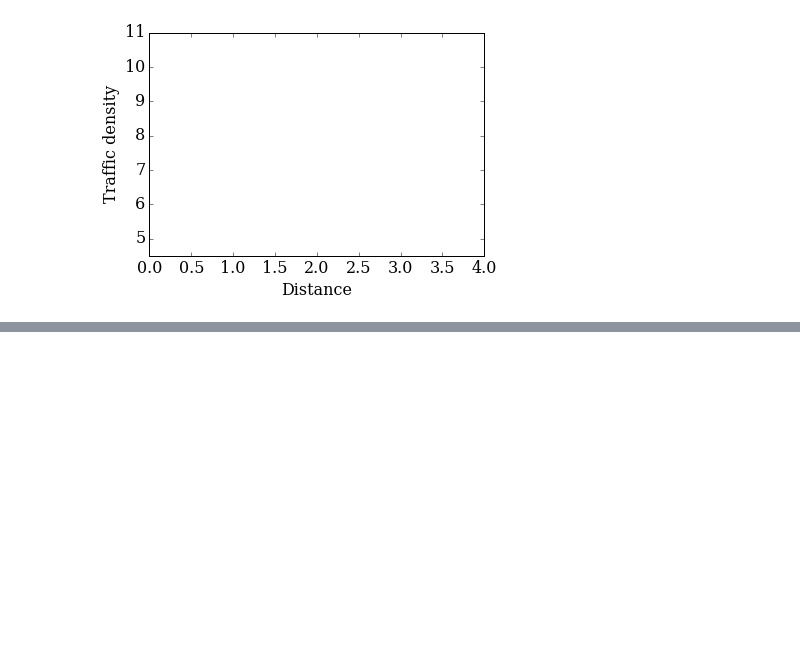
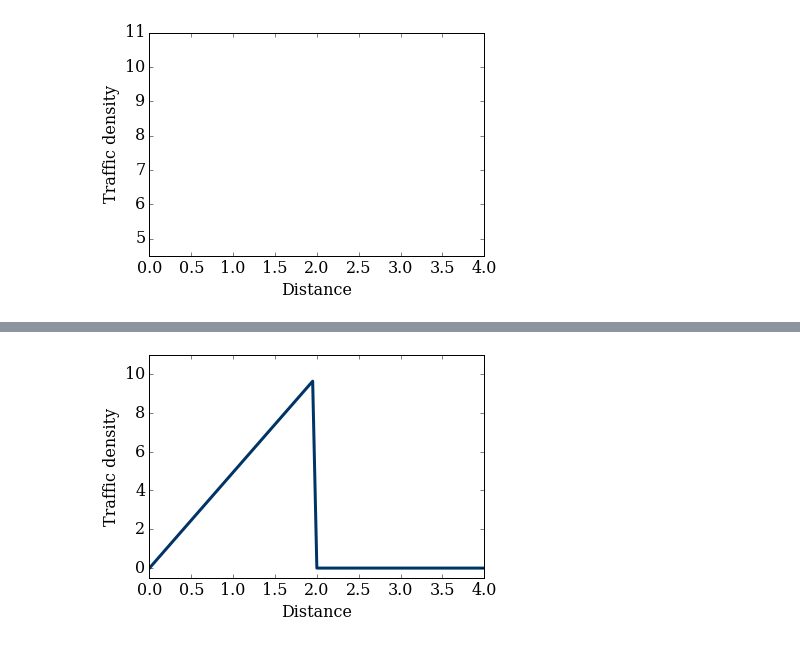
Before and after one commit to morrill/-mae6286, a Jupyter notebook: module_3/lesson_4.ipynb, the cells around one changed output, grey strips where cells are left out. Saved outputs shown, nothing was run; the diff lists cells and outputs as text; code cells hidden in the pictures; blank space fills up the shorter version.

```diff
--- a/module_3/lesson_4.ipynb
+++ b/module_3/lesson_4.ipynb
@@ -120,0 +126,42 @@ HTML(anim.to_html5_video())
+# %%
+# green light initial condition function:
+def rho_green_light(nx, rho_light):
+    """Computes "green light" initial condition with shock, and linear distribution behind
+
+    Parameters
+    ----------
+    nx        : int
+        Number of grid points in x
+    rho_light : float
+        Density of cars at stoplight
+
+    Returns
+    -------
+    rho: array of floats
+        Array with initial values of density
+    """
+    rho = numpy.arange(nx)*2./nx*rho_light # Before stoplight
+    rho[int((nx-1)/2):] = 0
+    return rho
+# %%
+# initial conditions and plot
+# Initial condition paramters
+# defining grid size and time steps
+
+nx = 81
+nt = 30
+dx = 4.0/(nx-1)
+
+x = numpy.linspace(0,4,nx)
+
+rho_max = 10.
+rho_light = 10.
+
+rho = rho_green_light(nx, rho_light)
+
+pyplot.plot(x, rho, color='#003366', ls='-', lw=3)
+pyplot.ylabel('Traffic density')
+pyplot.xlabel('Distance')
+pyplot.ylim(-0.5, 11.);
+# %% [output]
+[figure, added]
```
Also changed, not shown: parts of 7 cells of this notebook.
